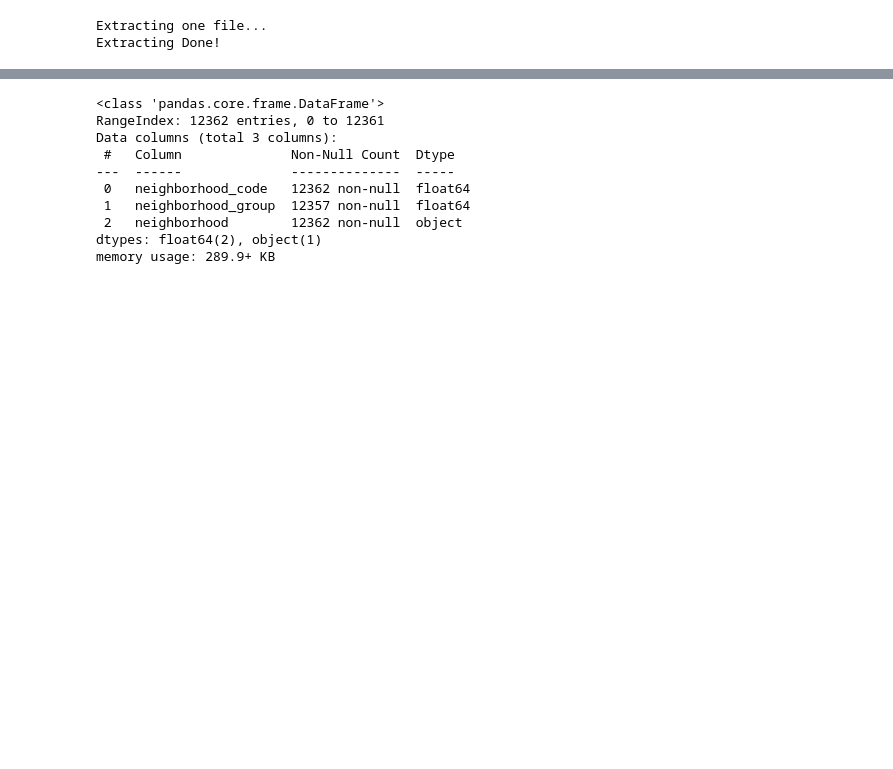
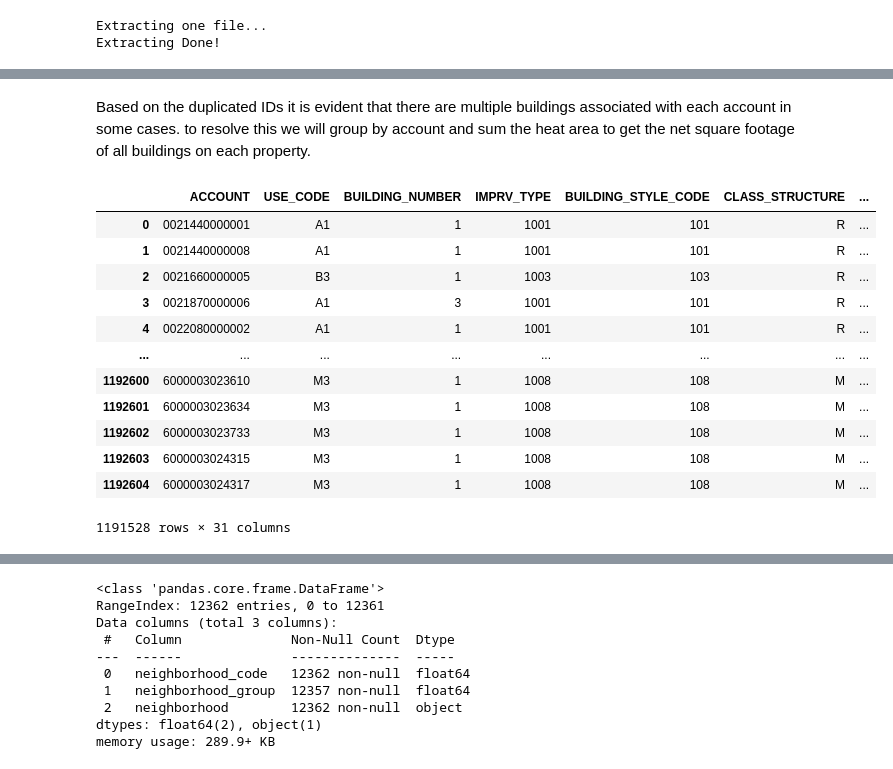
Before and after one commit to ellenrud84/RealEstateDatabase_SQLAlchemyDemo, a Jupyter notebook: ETL_HCAD.ipynb, the cells around one changed output, grey strips where cells are left out. Drawn from its saved outputs; the diff is of its cells as text; code cells hidden in the pictures; blank space fills up the shorter version.

```diff
--- a/ETL_HCAD.ipynb
+++ b/ETL_HCAD.ipynb
@@ -323,0 +330,20 @@ building_res_2019.sample(2)
+# %% [markdown]
+Based on the duplicated IDs it is evident that there are multiple buildings associated with each account in some cases.
+to resolve this we will group by account and sum the heat area to get the net square footage of all buildings on each property.
+# %%
+building_res_2019grouped= building_res_2019.groupby(['ACCOUNT'])
+building_res_2019grouped.head()
+# %% [output]
+|  | ACCOUNT | USE_CODE | BUILDING_NUMBER | IMPRV_TYPE | BUILDING_STYLE_CODE | CLASS_STRUCTURE | ... |
+| 0 | 0021440000001 | A1 | 1 | 1001 | 101 | R | ... |
+| 1 | 0021440000008 | A1 | 1 | 1001 | 101 | R | ... |
+| 2 | 0021660000005 | B3 | 1 | 1003 | 103 | R | ... |
+| 3 | 0021870000006 | A1 | 3 | 1001 | 101 | R | ... |
+| 4 | 0022080000002 | A1 | 1 | 1001 | 101 | R | ... |
+| ... | ... | ... | ... | ... | ... | ... | ... |
+| 1192600 | 6000003023610 | M3 | 1 | 1008 | 108 | M | ... |
+| 1192601 | 6000003023634 | M3 | 1 | 1008 | 108 | M | ... |
+| 1192602 | 6000003023733 | M3 | 1 | 1008 | 108 | M | ... |
+| 1192603 | 6000003024315 | M3 | 1 | 1008 | 108 | M | ... |
+| 1192604 | 6000003024317 | M3 | 1 | 1008 | 108 | M | ... |
+1191528 rows × 31 columns
```
Also changed, not shown: parts of 22 cells of this notebook, 1 other file.
